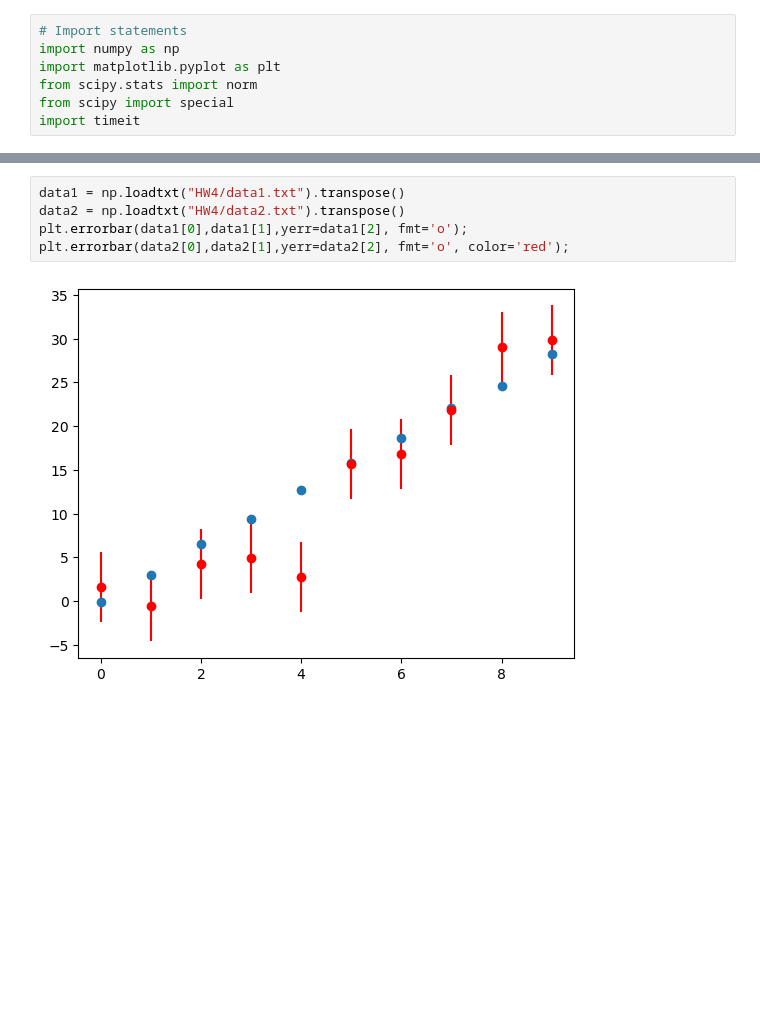
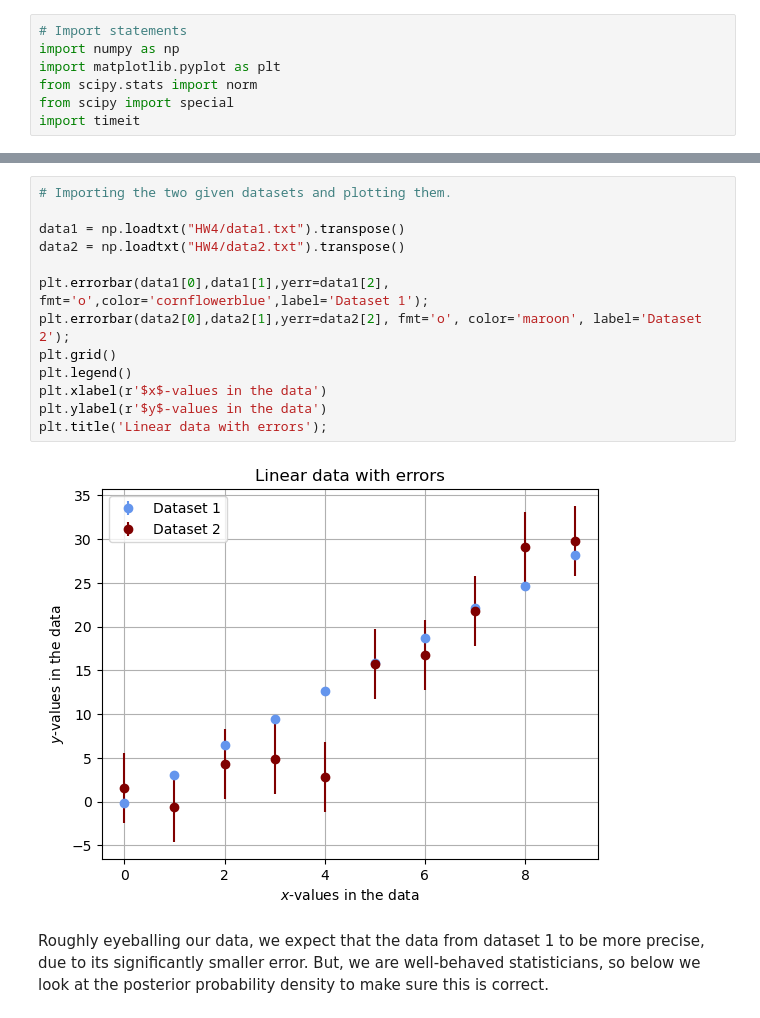
Before and after one commit to aidanwmw/PHYS403, a Jupyter notebook: homework/hw4.ipynb, the cells around one changed output, grey strips where cells are left out. Cells and saved outputs as stored; diff of their text form; blank space fills up the shorter version.

```diff
--- a/homework/hw4.ipynb
+++ b/homework/hw4.ipynb
@@ -19,9 +19,19 @@ import timeit
 # %%
+# Importing the two given datasets and plotting them.
+
 data1 = np.loadtxt("HW4/data1.txt").transpose()
 data2 = np.loadtxt("HW4/data2.txt").transpose()
-plt.errorbar(data1[0],data1[1],yerr=data1[2], fmt='o');
-plt.errorbar(data2[0],data2[1],yerr=data2[2], fmt='o', color='red');
+
+plt.errorbar(data1[0],data1[1],yerr=data1[2], fmt='o',color='cornflowerblue',label='Dataset 1');
+plt.errorbar(data2[0],data2[1],yerr=data2[2], fmt='o', color='maroon', label='Dataset 2');
+plt.grid()
+plt.legend()
+plt.xlabel(r'$x$-values in the data')
+plt.ylabel(r'$y$-values in the data')
+plt.title('Linear data with errors');
 # %% [output]
-[figure, old version]
+[figure, new version]
+# %% [markdown]
+Roughly eyeballing our data, we expect that the data from dataset 1 to be more precise, due to its significantly smaller error. But, we are well-behaved statisticians, so below we look at the posterior probability density to make sure this is correct.
 # %%
 def compute_posterior(x, y, dy, m_values):
```
Also changed, not shown: parts of 14 cells of this notebook.
